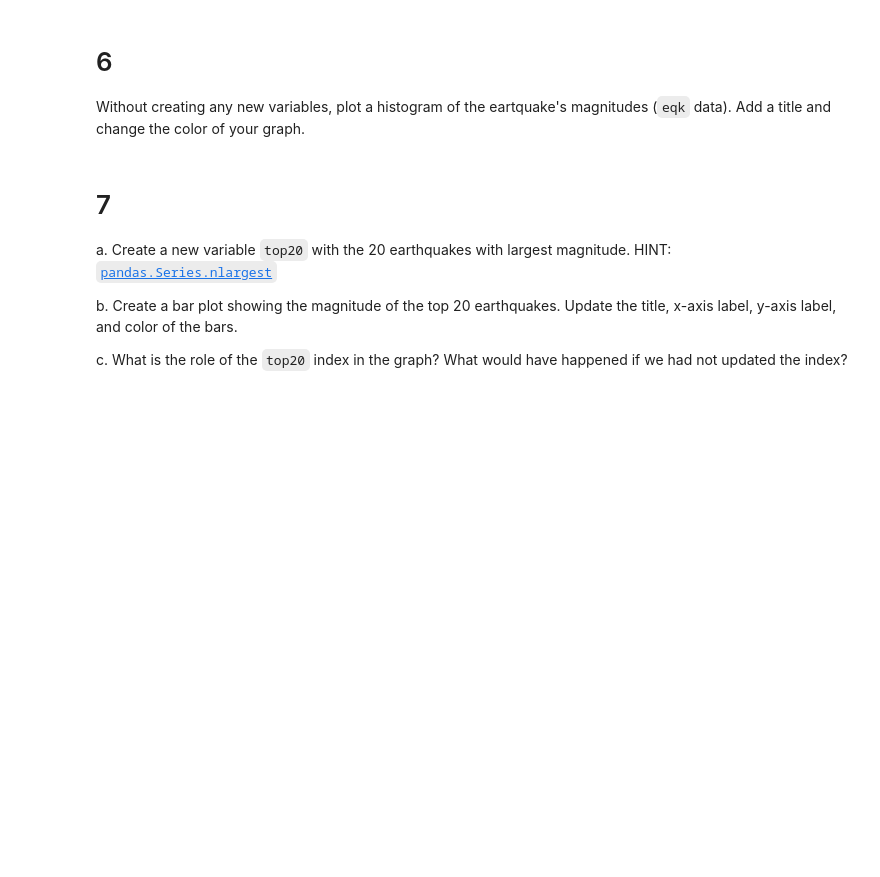
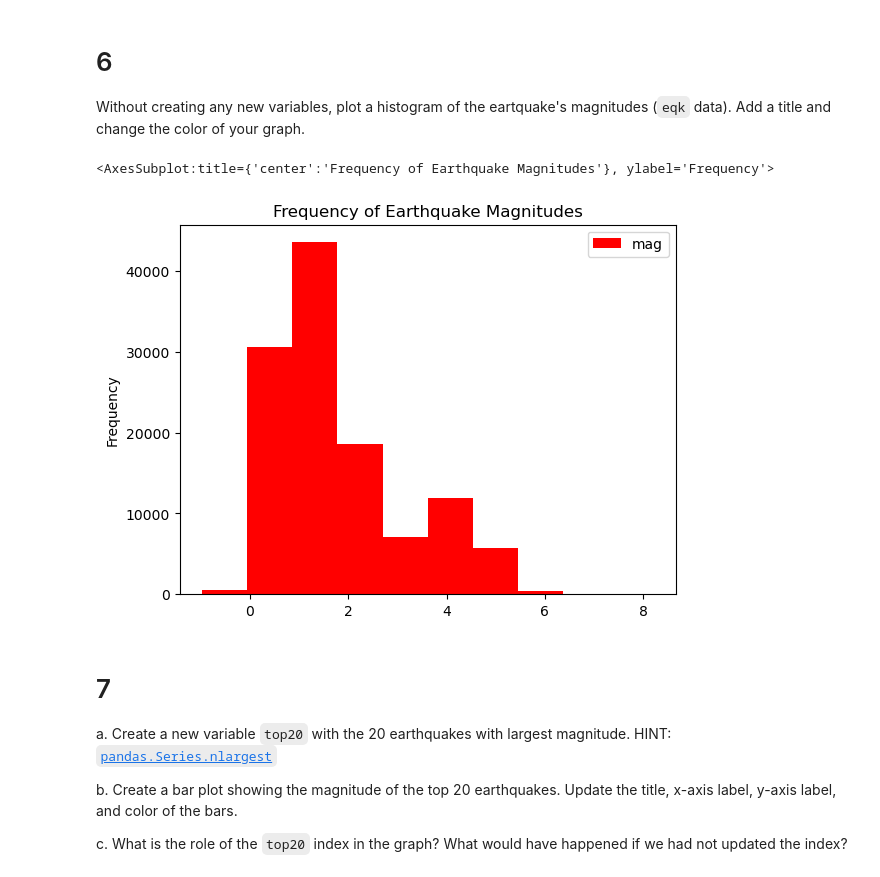
Before and after one commit to fletcher-m/eds220-hwk-1, a Jupyter notebook: hwk1-task4.ipynb, the cells around one changed output. Cells and saved outputs as stored; diff of their text form; code cells hidden in the pictures; blank space fills up the shorter version.

```diff
--- a/hwk1-task4.ipynb
+++ b/hwk1-task4.ipynb
@@ -138,3 +143,11 @@ Without creating any new variables, plot a histogram of the eartquake's magnitud
+# %%
+eqk.plot(kind='hist',
+        y='mag',
+        color='red',
+        title='Frequency of Earthquake Magnitudes')
+# %% [output]
+<AxesSubplot:title={'center':'Frequency of Earthquake Magnitudes'}, ylabel='Frequency'>
+[figure, added]
 # %% [markdown]
 # 7
 
```
Also changed, not shown: parts of 8 cells of this notebook.
